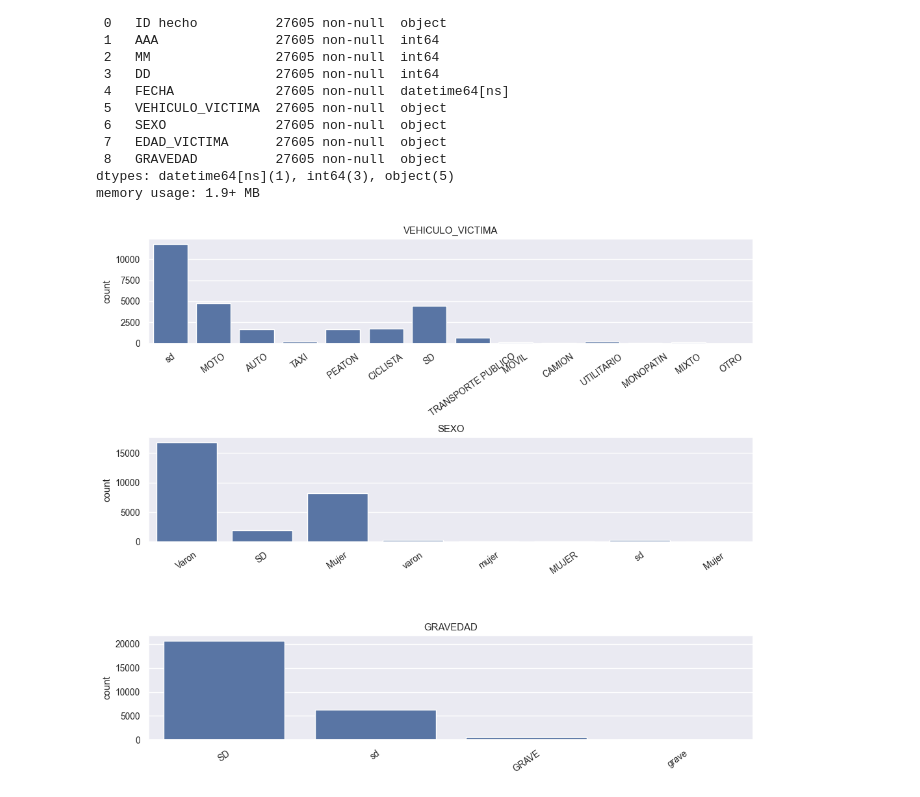
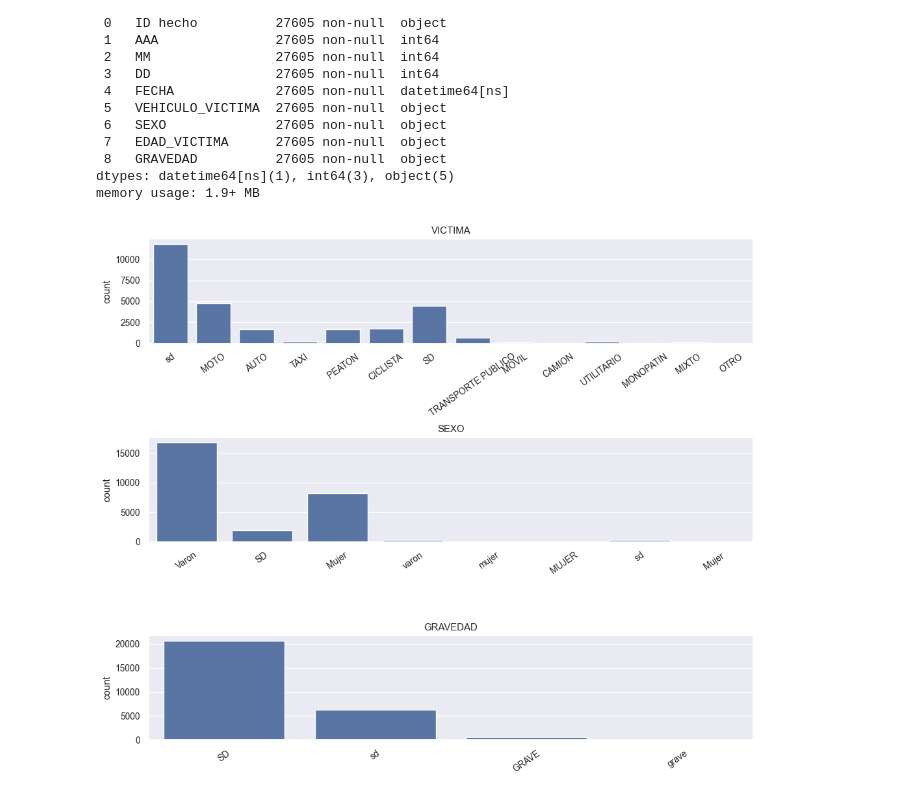
Before and after one commit to nelvinvelazco/henry-PI-SiniestrosViales, a Jupyter notebook: EDA_Lesionados.ipynb, the cells around one changed output. Cells and saved outputs as stored; diff of their text form; code cells hidden in the pictures.

```diff
--- a/EDA_Lesionados.ipynb
+++ b/EDA_Lesionados.ipynb
@@ -16,8 +15,8 @@ print(df_lesiones.keys())
 # %% [output]
 dict_keys(['HECHOS', 'DICCIONARIO_HECHOS', 'VICTIMAS', 'DICCIONARIO_VICTIMAS'])
 # %%
-df_hechos_lesiones= df_lesiones['HECHOS']               # Se carga el dataset de "Hechos de Lesiones"
-df_victimas_lesiones= df_lesiones['VICTIMAS']           # Se carga el dataset de "Victimas de Lesiones"
+df_hechos_lesiones= df_lesiones['HECHOS'].copy()               # Se carga el dataset de "Hechos de Lesiones"
+df_victimas_lesiones= df_lesiones['VICTIMAS'].copy()           # Se carga el dataset de "Victimas de Lesiones"
 # %%
 # Se carga el mapa de Buenos Aires
 url_caba = "https://cdn.buenosaires.gob.ar/datosabiertos/datasets/ministerio-de-educacion/barrios/barrios.geojson"
@@ -65,7 +95,7 @@ Por lo tanto todas estan culumnas seran eliminadas el dataset y tambien se modif
 df_hechos_lesiones= df_hechos_lesiones.drop(['otra_direccion','calle','altura','cruce','geocodificacion_CABA',
                                              'moto','auto','transporte_publico','camion','ciclista', 'franja_hora'], axis=1)
 # cambiar normbre de la columna
-df_hechos_lesiones= df_hechos_lesiones.rename(columns={'latutid': 'latitud'})
+df_hechos_lesiones= df_hechos_lesiones.rename(columns={'latutid': 'latitud', 'id': 'id_hecho'})
 # %%
 df_hechos_lesiones.isnull().sum()
 # %% [output]
@@ -227,17 +253,19 @@ Data columns (total 9 columns):
  8   GRAVEDAD          27605 non-null  object
 dtypes: datetime64[ns](1), int64(3), object(5)
 memory usage: 1.9+ MB
+# %%
+df_victimas_lesiones = df_victimas_lesiones.rename(columns={'VEHICULO_VICTIMA': 'VICTIMA', 'EDAD_VICTIMA':'EDAD', 'ID hecho':'id_hecho'}) # cambiar de nombre las clumnas pos x, pos y
 # %%
-columnas= ['VEHICULO_VICTIMA', 'SEXO', 'GRAVEDAD']
+columnas= ['VICTIMA', 'SEXO', 'GRAVEDAD']
 fig, ax = plt.subplots(nrows= 3, ncols= 1, figsize= (12,10))
 fig.subplots_adjust(hspace= 0.9)
 for i, col in enumerate(columnas):
     sns.countplot(data=df_victimas_lesiones, x= col, ax= ax[i])
     ax[i].set_title(col)
     ax[i].set_xlabel('')
     ax[i].set_xticklabels(ax[i].get_xticklabels(),rotation= 35)
 # %% [output]
-[figure, old version]
+[figure, new version]
 # %%
 df_victimas_lesiones.isnull().sum()
 # %% [output]
```
Also changed, not shown: parts of 32 cells of this notebook, 6 other files.
